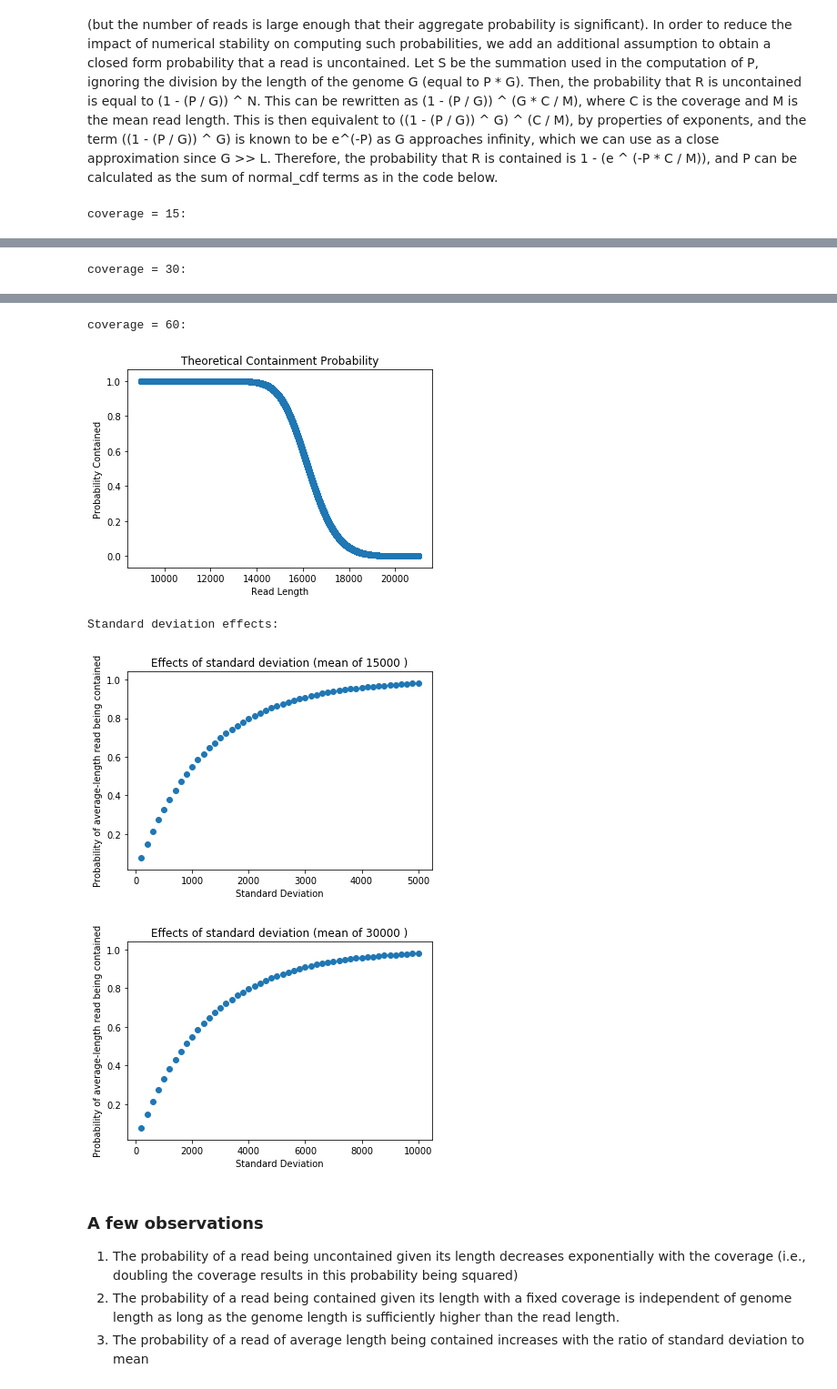
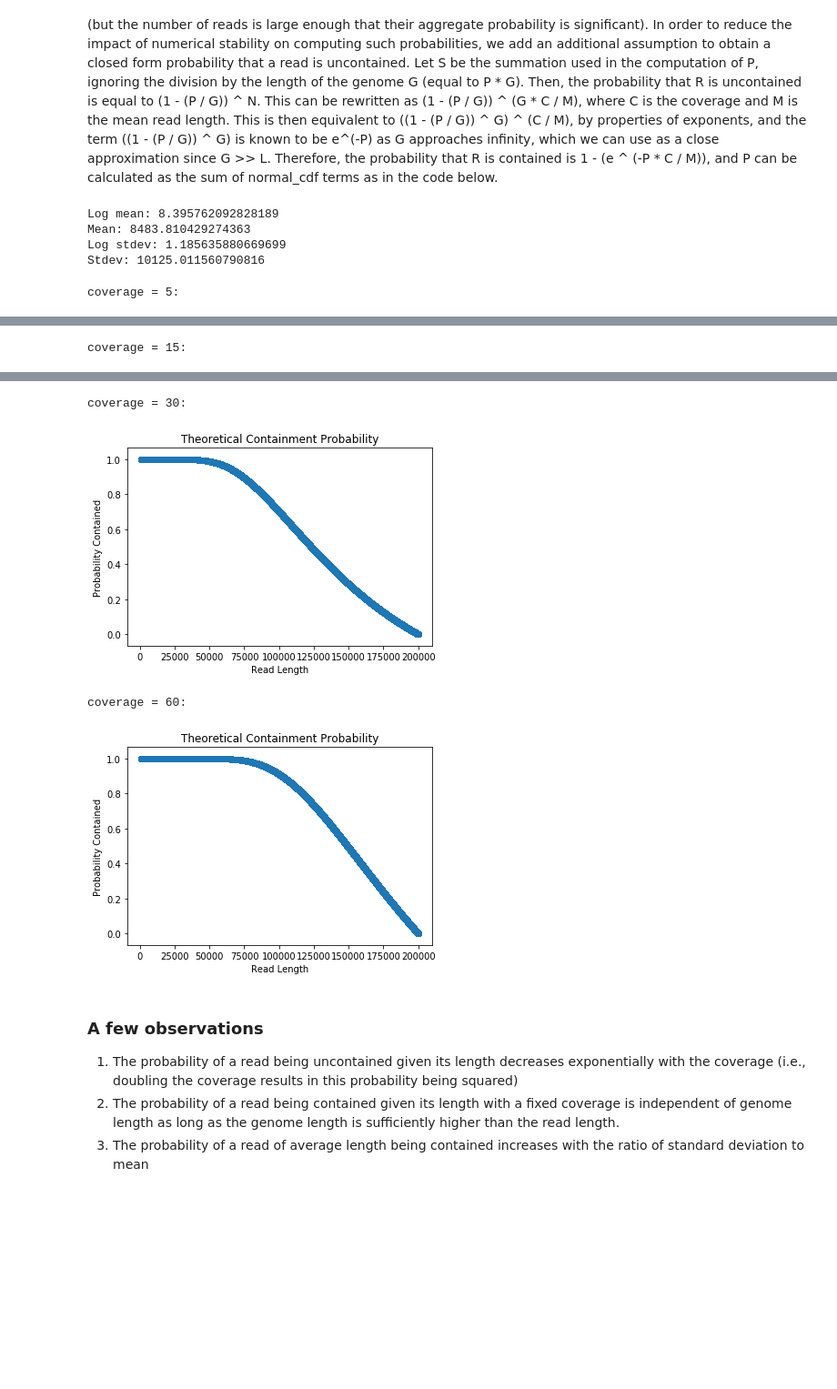
Before and after one commit to mkirsche/ContainedReadRemoval, a Jupyter notebook: sim/AnalyzeContainment.ipynb, the cells around one changed output, grey strips where cells are left out. Shown at 91% size. Saved outputs shown, nothing was run; the diff lists cells and outputs as text; code cells hidden in the pictures; blank space fills up the shorter version.

Commit message:
Added log normal theoretical containment probabilities

```diff
--- a/sim/AnalyzeContainment.ipynb
+++ b/sim/AnalyzeContainment.ipynb
@@ -632,18 +632,50 @@ Given a particular read with a fixed length, what is the probability of it being
 Let P be the probability that a read R' contains a given read R of length L, and assume that the genome length is much larger than the read length (so edge effects can be ignored).  Then, we iterate over the length D by which the prefix of R' overhangs R, and add to R' the term 1 / genomeLength * p(len(R') >= len(R) + D), which can be computed using normal_cdf.  Then, the probability that R is uncontained is the probability that all other reads fail to contain it, or (1 - P) ^ N, where N is the total number of reads.  We assume for simplicity that since the genome length is much larger than the read length, the number of reads will get arbitrarily close to its expected value genomeLength * coverage / (mean read length), and use that value for N.
 
 Now, because the genome length is so large, the probability of each read containing a given read will be small (but the number of reads is large enough that their aggregate probability is significant).  In order to reduce the impact of numerical stability on computing such probabilities, we add an additional assumption to obtain a closed form probability that a read is uncontained.  Let S be the summation used in the computation of P, ignoring the division by the length of the genome G (equal to P * G).  Then, the probability that R is uncontained is equal to (1 - (P / G)) ^ N.  This can be rewritten as (1 - (P / G)) ^ (G * C / M), where C is the coverage and M is the mean read length.  This is then equivalent to ((1 - (P / G)) ^ G) ^ (C / M), by properties of exponents, and the term ((1 - (P / G)) ^ G) is known to be e^(-P) as G approaches infinity, which we can use as a close approximation since G >> L.  Therefore, the probability that R is contained is 1 - (e ^ (-P * C / M)), and P can be calculated as the sum of normal_cdf terms as in the code below.
+# %%
+from math import log
+import numpy as np
+
+intervalfn = 'simulatedintervals.txt'
+
+logReadLengths = []
+readLengths = []
+with open(intervalfn) as f:
+    for line in f:
+        tokens = line.split()
+        start = int(tokens[1])
+        end = int(tokens[2])
+        curLen = log(end - start)
+        readLengths.append(end - start)
+        logReadLengths.append(curLen)
+
+avgLogLength = np.average(logReadLengths)
+avgLength = np.average(readLengths)
+print('Log mean: ' + str(avgLogLength))
+print('Mean: ' + str(avgLength))
+
+stdevLogLength = np.std(logReadLengths)
+stdevLength = np.std(readLengths)
+print('Log stdev: ' + str(stdevLogLength))
+print('Stdev: ' + str(stdevLength))
+# %% [output]
+Log mean: 8.395762092828189
+Mean: 8483.810429274363
+Log stdev: 1.185635880669699
+Stdev: 10125.011560790816
 # %%
 from math import *
 def normalCdf(x):
     #'Cumulative distribution function for the standard normal distribution'
     return (1.0 + erf(x / sqrt(2.0))) / 2.0
 
-def plot(genomeLength = 5000000, coverage = 30, mean = 15000, stdev = 1500, maxLen = 50000, min = 9000, max = 21000, verbose = False, ret = False):
+def plot(genomeLength = 5000000, coverage = 30, logMean = avgLogLength, logStdev = stdevLogLength, maxLen = 200000, min = 1000, max = 200000, verbose = False, ret = False):
 
     # The probability that a read is at least a given length
     probAtLeastLength = [0 for i in range(0,  maxLen+1)]
-    for i in range(0, len(probAtLeastLength)):
-        probAtLeastLength[i] = 1 - normalCdf((i - mean) / stdev)
+    probAtLeastLength[0] = 1
+    for i in range(1, len(probAtLeastLength)):
+        probAtLeastLength[i] = 1 - normalCdf((log(i) - logMean) / logStdev)
 
     # The summation from i to maxLen of probAtLeastLength[i]
     # Used to speed up the computation of this summation
@@ -659,7 +691,7 @@ def plot(genomeLength = 5000000, coverage = 30, mean = 15000, stdev = 1500, maxL
     for L in range(min, max):
         sum = cSum[L+1]
         lens.append(L)
-        prob = 1 - exp(-sum * coverage / mean)
+        prob = 1 - exp(-sum * coverage / np.exp(logMean))
         pcs.append(prob)
         pc[L] = prob
         if verbose and  (L % 1000 == 0):
@@ -672,25 +704,10 @@ def plot(genomeLength = 5000000, coverage = 30, mean = 15000, stdev = 1500, maxL
         plt.ylabel('Probability Contained')
         plt.show()
     if ret:
-        return pcs[mean - min]
+        return pcs[int(exp(logMean) - min)]
 
-for cov in [15, 30, 60]:
+for cov in [5, 15, 30, 60]:
     print('coverage = ' + str(cov) + ': ')
     plot(coverage = cov)
-
-print('Standard deviation effects:')
-for mu in [15000, 30000]:
-    xs = []
-    ys = []
-    for st in range(int(mu/150), int(mu/150)*51, int(mu/150)):
-        cur = plot(mean = mu, stdev = st, ret = True, min = mu - 100, max = mu + 100)
-        xs.append(st)
-        ys.append(cur)
-
-    plt.scatter(xs, ys)
-    plt.title('Effects of standard deviation (mean of ' + str(mu) + ' )')
-    plt.xlabel('Standard Deviation')
-    plt.ylabel('Probability of average-length read being contained')
-    plt.show()
 # %% [output]
-coverage = 15:
+coverage = 5:
@@ -698 +715 @@ coverage = 15:
-coverage = 30:
+coverage = 15:
@@ -700,8 +717,7 @@ coverage = 30:
-coverage = 60:
+coverage = 30:
-[figure, old version]
+[figure, new version]
-Standard deviation effects:
+coverage = 60:
-[figure, old version]
+[figure, new version]
-[figure, removed]
 # %% [markdown]
 ### A few observations
 1. The probability of a read being uncontained given its length decreases exponentially with the coverage (i.e., doubling the coverage results in this probability being squared)
```
Also changed, not shown: parts of 2 cells of this notebook, 4 other files.
